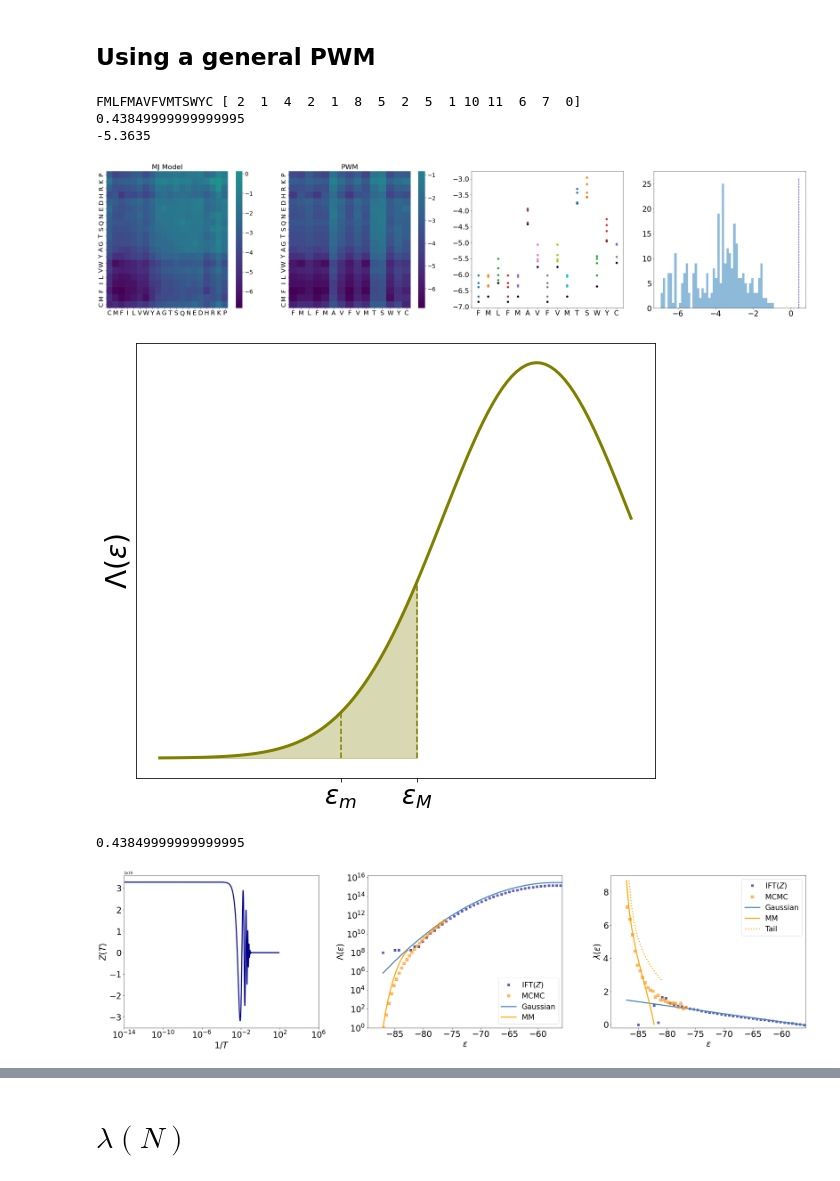
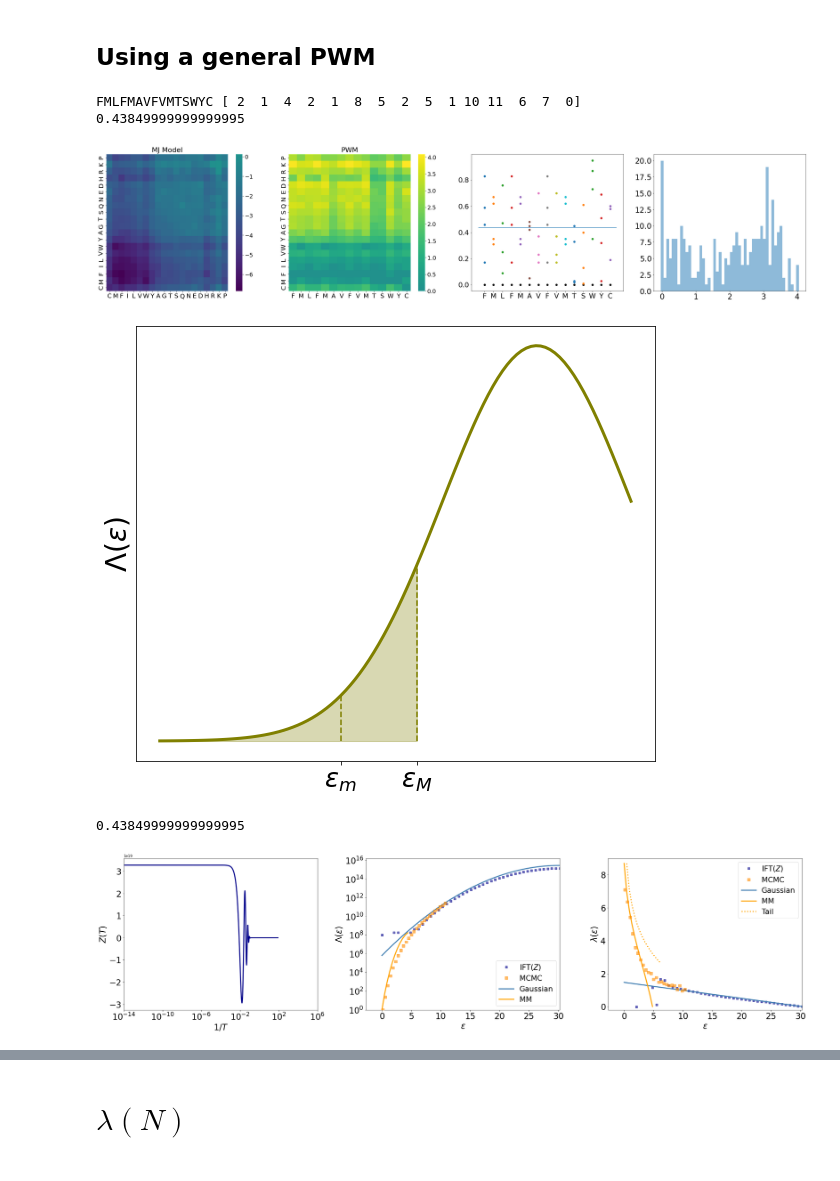
Before and after one commit to rmorantovar/Immune_System, a Jupyter notebook: Jupyter_Notebooks/5_Geometric_exponent.ipynb, the cells around one changed output, grey strips where cells are left out. Saved outputs shown, nothing was run; the diff lists cells and outputs as text; code cells hidden in the pictures.

```diff
--- a/Jupyter_Notebooks/5_Geometric_exponent.ipynb
+++ b/Jupyter_Notebooks/5_Geometric_exponent.ipynb
@@ -210,13 +211,13 @@ if(Matrix == 'BLOSUM62'):
     Alphabet = np.array(['A', 'R'  ,'N' , 'D'  ,'C' , 'Q'  ,'E'  ,'G'  ,'H' , 'I'  ,'L'  ,'K'  ,'M' , 'F' , 'P' , 'S'  ,'T' , 'W' , 'Y' , 'V' , 'B' , 'Z'  ,'X',  '*'])
     Alphabet_list = Alphabet.tolist()
     plot_energy_matrix(Energy_Matrix=M2_list, Alphabet=Alphabet, title=r'BLOSUM62 Model', ax = ax[0])
+L_alphabet = len(Alphabet)
+#----------------------------------------------------------------------
 
-L_alphabet = len(Alphabet)
-
-L = 15
 #antigen_seq = np.random.randint(0, len(Alphabet), L)
 #antigen = Alphabet[antigen_seq]
 antigen = 'FMLFMAVFVMTSWYC'
+L = len(antigen)
 antigen_list = [i for i in antigen]
 contributions = np.zeros(shape = (1,20))
 antigen_seq = np.array([], dtype = int)
@@ -226,68 +227,52 @@ for i, aa in enumerate(antigen_list):
 print(antigen, antigen_seq)
 antigen_seq, antigen
 PWM = M2[:,antigen_seq]
-#for i in np.arange(L):
-#    PWM[:,i]-=np.min(PWM[:,i], axis=0)
+for i in np.arange(L):
+    PWM[:,i]-=np.min(PWM[:,i], axis=0)
+
 PWM_list = PWM.tolist()
 plot_PWM(PWM=PWM_list, Alphabet=Alphabet, sequence = antigen, title=r'PWM', ax = ax[1])
 min_E = np.sum([np.min(PWM[:,i]) for i in range(len(PWM[0,:]))])
 avg_E = np.sum([np.mean(PWM[:,i]) for i in range(len(PWM[0,:]))])
 var_E = np.sum([np.var(PWM[:,i]) for i in range(len(PWM[0,:]))])
 max_E = np.sum([np.max(PWM[:,i]) for i in range(len(PWM[0,:]))])
+#----------------------------------------------------------------------
 
 d_eff = 4
 mean_lowest_effect=0
 for i, index in enumerate(antigen_seq):
     ax[2].scatter(i, np.sort(PWM[:,i])[0], color = 'black')
     ax[2].scatter(np.ones(d_eff)*i, np.sort(PWM[:,i])[1:d_eff+1])
     mean_lowest_effect+=np.mean(np.sort(PWM[:,i])[1:d_eff+1]-np.sort(PWM[:,i])[0])
 mean_lowest_effect/=L
 print(mean_lowest_effect)
-#ax[2].hlines(mean_lowest_effect, ax[2].get_xlim()[0], ax[2].get_xlim()[1])
+ax[2].hlines(mean_lowest_effect, ax[2].get_xlim()[0], ax[2].get_xlim()[1])
 ax[2].set_xticks(range(L))
 ax[2].set_xticklabels(antigen)
 ax[2].tick_params(labelsize = 22)
-
-mean_lowest_effects=np.array(20)
-for d_i in [5]:
-    mean_lowest_effect_i = 0
-    for i, index in enumerate(antigen_seq):
-        mean_lowest_effect_i+=np.mean(np.sort(PWM[:,i])[1:d_i])
-    mean_lowest_effect_i/=L
-    print(mean_lowest_effect_i)
-    mean_lowest_effects = np.append(mean_lowest_effects, mean_lowest_effect)
-
+#----------------------------------------------------------------------
 
 linear_PWM = np.reshape(PWM, (L*20,1))
-energies = np.linspace(0, np.max(linear_PWM), 20)
-ds_eff = np.zeros_like(energies)
-for i, energy in enumerate(energies[:-1]):
-    ds_eff[i] = np.size(np.where((linear_PWM<energies[i+1]) & (linear_PWM>energies[i])))/L
-#ax[3].plot(energies, L*(np.log(ds_eff/(ds_eff-1))+np.log(ds_eff-1)/ds_eff), '.')
-#ax[3].hlines(L*s, ax[3].get_xlim()[0], ax[3].get_xlim()[1])
-
 ax[3].hist(linear_PWM, bins = 50, alpha = .5, align='left')
-ax[3].vlines(mean_lowest_effect, ax[3].get_ylim()[0], ax[3].get_ylim()[1], color = 'darkblue', linestyle = 'dashed')
 my_plot_layout(ax=ax[3])
 fig.savefig('../Figures/5_Geometric_exponent/PWM_model.png')
 
 fig, ax = plt.subplots(figsize=(10,8), gridspec_kw={'left':0.18})
 def Lambda_e(es):
     return (2*np.pi*var_E)**(-0.5)*np.exp(-(es)**2/(2))
 es = np.linspace(-4, 1, 100)
 ax.plot(es, Lambda_e(es), color = 'olive', linewidth = 3)
 ax.vlines([es[38],es[54]], 0, [Lambda_e(es[38]), Lambda_e(es[54])], color = 'olive', linestyle = 'dashed')
 ax.fill_between(es[:55], np.zeros_like(es[:55]), (2*np.pi*var_E)**(-0.5)*np.exp(-(es[:55])**2/(2)), color = 'olive', alpha = .3)
 ax.set_yticks([])
 ax.set_xticks([es[38],es[54]])
 ax.set_xticklabels([r'$\epsilon_m$', r'$\epsilon_M$'], fontsize = 26)
 ax.set_ylabel(r'$\Lambda(\epsilon)$', fontsize= 28)
 fig.savefig('../Figures/5_Geometric_exponent/gaussian_cartoon.pdf')
 # %% [output]
 FMLFMAVFVMTSWYC [ 2  1  4  2  1  8  5  2  5  1 10 11  6  7  0]
 0.43849999999999995
--5.3635
-[figure, old version]
+[figure, new version]
 [figure]
 # %%
 fig, ax = plt.subplots(1, 3, figsize=(30,8), gridspec_kw={'left':0.05, 'right':0.95, 'wspace':.25})
@@ -295,11 +280,12 @@ fig, ax = plt.subplots(1, 3, figsize=(30,8), gridspec_kw={'left':0.05, 'right':0
 
 # --------------- MCMC -------dynamics--------
 T = .5
-L=15
 ks = np.arange(0, L)
 d = d_eff
-e0 = avg_E/(L)*.25
+es = np.linspace(min_E, max_E, 10000)
+de = es[1]-es[0]
 e0 = mean_lowest_effect
+
 print(e0)
 N_MCMC = 1e8
 data_MCMC=np.loadtxt(Text_files_path + 'MCMC/energies_L-%d_T-%.6f_N-%d_Antigen-'%(L,T, N_MCMC)+antigen+'.txt')
@@ -314,42 +300,42 @@ rho_e_MCMC = (data_MCMC_rho[0]/(np.exp(-e_MCMC/T)))/(data_MCMC_rho[0][0]/(np.exp
 #----------------------------------------------------------------------
 bs = np.logspace(-80, 1.92, 10000)
 db = np.diff(bs)
-es = np.linspace(min_E, max_E, 80)
+es_ift = np.linspace(min_E, max_E, 80)
 #----------------------------------------------------------------------
 ax[0].plot(bs, np.real(Z_PWMj(PWM, 2*np.pi*1.j*bs)), color = 'darkblue', linewidth = 3)
 my_plot_layout(ax=ax[0], xscale = 'log', yscale = 'linear', xlabel = '$1/T$', ylabel = '$Z(T)$')
 ax[0].set_xlim(left=1e-14)
 #----------------------------------------------------------------------
 L_ift = np.array([])
-for e in es:
+for e in es_ift:
     L_ift = np.append(L_ift, (np.real(np.cumsum(Z_PWMj(PWM, 2*np.pi*bs[1:]*1.j)*np.exp(2*np.pi*bs[1:]*1.j*e)*db)[-1])))
 
-ax[1].plot(es, 1e-3*L_ift, linestyle = '', marker = 's', label = r'IFT$(Z)$', color = 'darkblue', alpha=.6)
-ax[1].plot(e_MCMC[:-30:2], rho_e_MCMC[:-30:2], linestyle = "", marker = 's', color = 'darkorange', ms = 8, alpha = .6, label = 'MCMC',zorder=20)
-ax[1].plot(es, 1e-3*(20**L)*(2*np.pi*var_E)**(-0.5)*np.exp(-(es-avg_E)**2/(2*var_E)), label = 'Gaussian', linewidth = 3, color = 'steelblue')
-ax[1].plot(e0*(ks[:-4])+e_MS, sc.comb(L, ks[:-4])*(d-1)**ks[:-4] , linestyle = '-', label = 'MM', linewidth = 3, color = 'orange')
+ax[1].plot(es_ift, 1e-3*L_ift, linestyle = '', marker = 's', label = r'IFT$(Z)$', color = 'darkblue', alpha=.6)
+ax[1].plot(e_MCMC[:-30:2]-e_MS, rho_e_MCMC[:-30:2], linestyle = "", marker = 's', color = 'darkorange', ms = 8, alpha = .6, label = 'MCMC',zorder=20)
+ax[1].plot(es, 1e-3*(20**L)*(2*np.pi*var_E)**(-0.5)*np.exp(-(es-(avg_E))**2/(2*var_E)), label = 'Gaussian', linewidth = 3, color = 'steelblue')
+ax[1].plot(e0*(ks[:-4]), sc.comb(L, ks[:-4])*(d-1)**ks[:-4] , linestyle = '-', label = 'MM', linewidth = 3, color = 'orange')
 
 my_plot_layout(ax=ax[1], xscale = 'linear', yscale = 'log', xlabel = '$\epsilon$', ylabel = '$\Lambda(\epsilon)$')
 ax[1].set_ylim(bottom=1)
-ax[1].set_xlim(right=avg_E+1)
+ax[1].set_xlim(right=avg_E)
 ax[1].legend(loc = 4, fontsize = 21, title = '', title_fontsize = 22)
 #----------------------------------------------------------------------
-ax[2].plot((es[:-1])/1, np.diff(np.log(L_ift))/np.diff(es), color = 'darkblue', linestyle = '', marker = 's', label = r'IFT$(Z)$', alpha = .6)
-ax[2].plot((e_MCMC[:-30:2][:-1])/1, np.diff(np.log(rho_e_MCMC[:-30:2]))/np.diff(e_MCMC[:-30:2]), linestyle = "", marker = 's', color = 'darkorange', ms = 8, alpha = .6, label = 'MCMC',zorder=20)
+ax[2].plot((es_ift[:-1]), np.diff(np.log(L_ift))/np.diff(es_ift), color = 'darkblue', linestyle = '', marker = 's', label = r'IFT$(Z)$', alpha = .6)
+ax[2].plot((e_MCMC[:-30:2][:-1])-e_MS, np.diff(np.log(rho_e_MCMC[:-30:2]))/np.diff(e_MCMC[:-30:2]), linestyle = "", marker = 's', color = 'darkorange', ms = 8, alpha = .6, label = 'MCMC',zorder=20)
 ax[2].plot(es, -(es-avg_E)/(var_E), label = 'Gaussian', linewidth = 3, color = 'steelblue')
-ax[2].plot(e0*(ks[:-2][:-1])+e_MS, np.diff(np.log(sc.comb(L, ks[:-2])*(d-1)**(ks[:-2])))/(np.diff(ks[:-2])*e0), linestyle = '-', label = 'MM', linewidth = 3, color = 'orange')
-ax[2].plot(e0*(ks[:])+e_MS, np.ones_like(ks[:])*np.log((L/(ks[:]))*(d-1))/e0, label = 'Tail', linewidth = 3, color = 'orange', linestyle = ':')
+ax[2].plot(e0*(ks[:-2][:-1]), np.diff(np.log(sc.comb(L, ks[:-2])*(d-1)**(ks[:-2])))/(np.diff(ks[:-2])*e0), linestyle = '-', label = 'MM', linewidth = 3, color = 'orange')
+ax[2].plot(e0*(ks[:]), np.ones_like(ks[:])*np.log((L/(ks[:]))*(d-1))/e0, label = 'Tail', linewidth = 3, color = 'orange', linestyle = ':')
 
 
 my_plot_layout(ax=ax[2], xscale = 'linear', yscale = 'linear', xlabel = '$\epsilon$', ylabel = '$\lambda(\epsilon)$')
-ax[2].set_xlim(right=avg_E+1)
+ax[2].set_xlim(right=avg_E)
 ax[2].set_ylim(bottom=-.2, top = 9)
 ax[2].legend(loc = 0, fontsize = 21, title = '', title_fontsize = 22)
 #----------------------------------------------------------------------
 fig.savefig('../Figures/5_Geometric_exponent/PWM_Z_lambda.pdf')
 # %% [output]
 0.43849999999999995
-[figure, old version]
+[figure, new version]
 # %%
 fig, ax = plt.subplots(figsize=(10,8), gridspec_kw={'left':0.18, 'wspace':.25})
 
```
Also changed, not shown: parts of 21 cells of this notebook, 28 other files.
